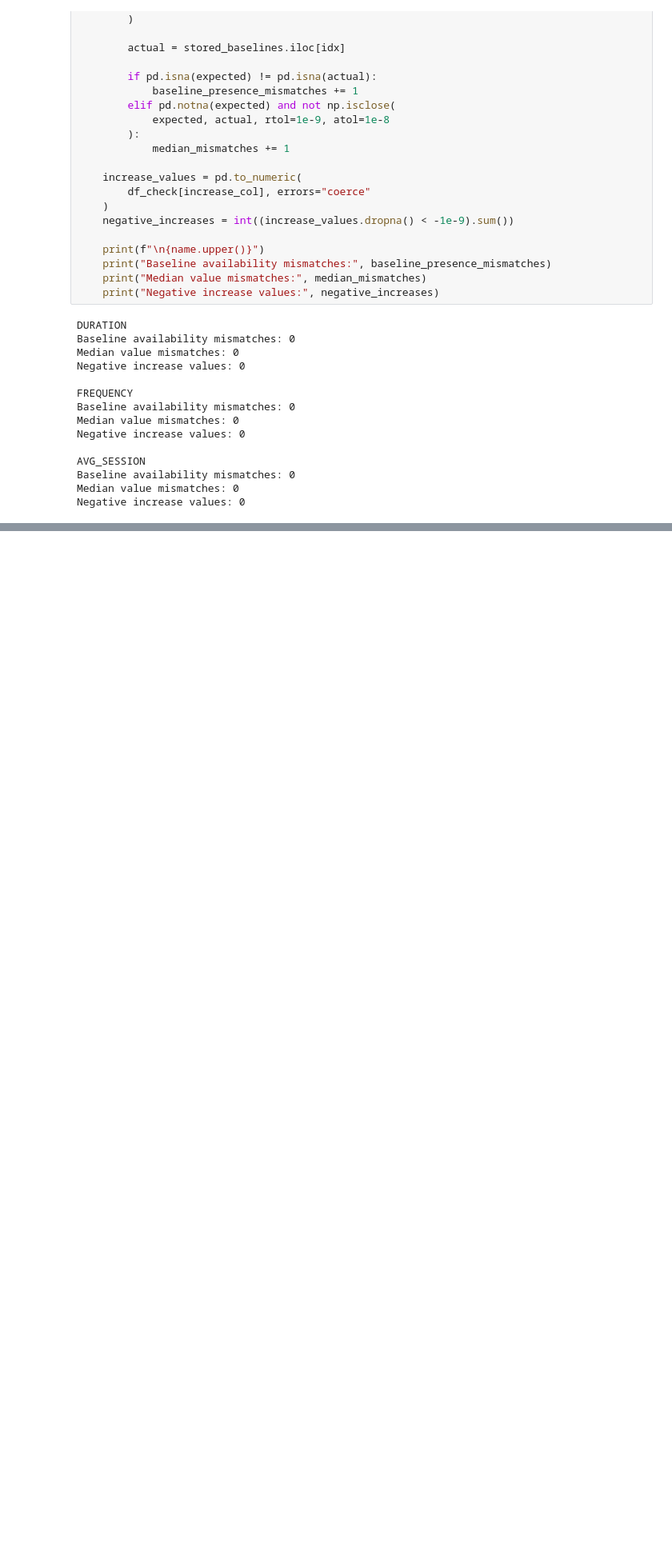
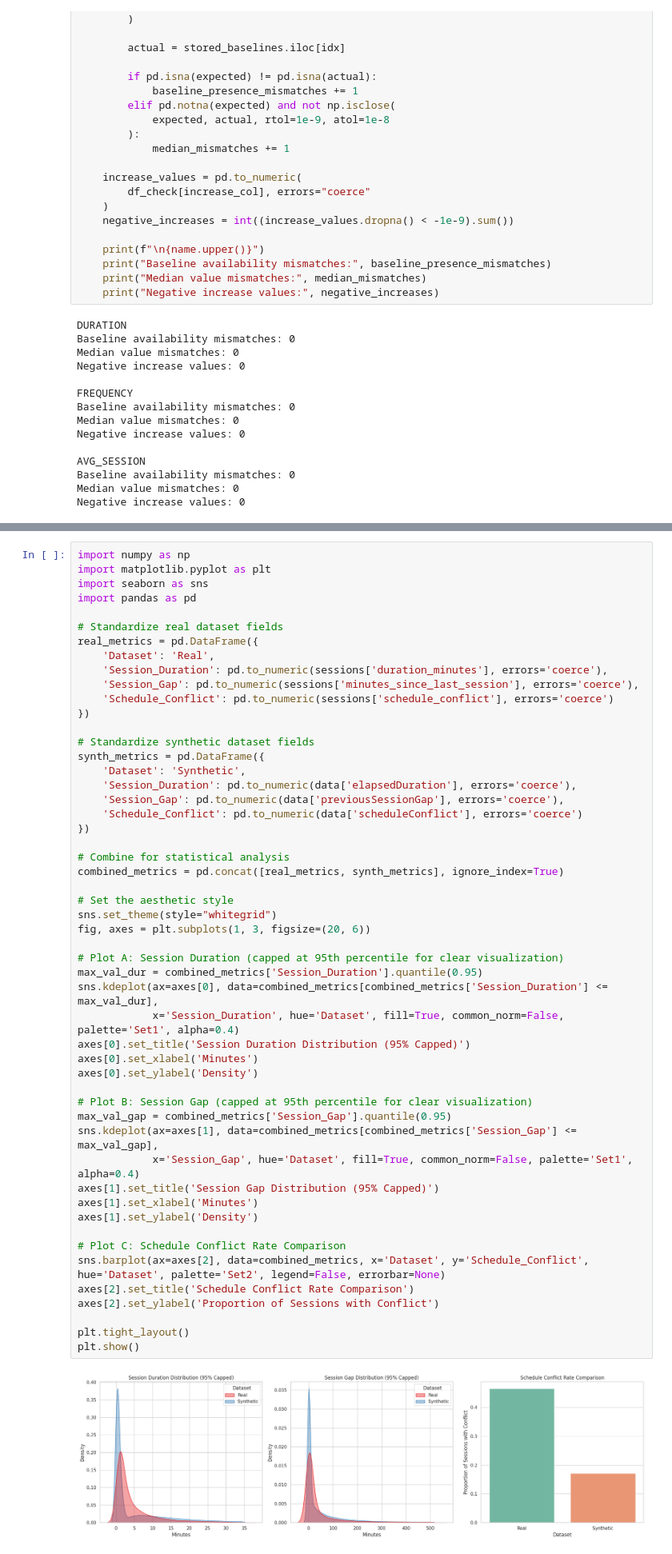
Before and after one commit to AmyMugeni/Simulens, a Jupyter notebook: Cognilens_ML_Pipeline.ipynb, the cells around one changed output, grey strips where cells are left out. Shown at 80% size. Drawn from its saved outputs; the diff is of its cells as text; blank space fills up the shorter version.

```diff
--- a/Cognilens_ML_Pipeline.ipynb
+++ b/Cognilens_ML_Pipeline.ipynb
@@ -1984,0 +2330,54 @@ WINDOW EXCLUSION DIAGNOSTICS
+# %%
+import numpy as np
+import matplotlib.pyplot as plt
+import seaborn as sns
+import pandas as pd
+
+# Standardize real dataset fields
+real_metrics = pd.DataFrame({
+    'Dataset': 'Real',
+    'Session_Duration': pd.to_numeric(sessions['duration_minutes'], errors='coerce'),
+    'Session_Gap': pd.to_numeric(sessions['minutes_since_last_session'], errors='coerce'),
+    'Schedule_Conflict': pd.to_numeric(sessions['schedule_conflict'], errors='coerce')
+})
+
+# Standardize synthetic dataset fields
+synth_metrics = pd.DataFrame({
+    'Dataset': 'Synthetic',
+    'Session_Duration': pd.to_numeric(data['elapsedDuration'], errors='coerce'),
+    'Session_Gap': pd.to_numeric(data['previousSessionGap'], errors='coerce'),
+    'Schedule_Conflict': pd.to_numeric(data['scheduleConflict'], errors='coerce')
+})
+
+# Combine for statistical analysis
+combined_metrics = pd.concat([real_metrics, synth_metrics], ignore_index=True)
+
+# Set the aesthetic style
+sns.set_theme(style="whitegrid")
+fig, axes = plt.subplots(1, 3, figsize=(20, 6))
+
+# Plot A: Session Duration (capped at 95th percentile for clear visualization)
+max_val_dur = combined_metrics['Session_Duration'].quantile(0.95)
+sns.kdeplot(ax=axes[0], data=combined_metrics[combined_metrics['Session_Duration'] <= max_val_dur],
+            x='Session_Duration', hue='Dataset', fill=True, common_norm=False, palette='Set1', alpha=0.4)
+axes[0].set_title('Session Duration Distribution (95% Capped)')
+axes[0].set_xlabel('Minutes')
+axes[0].set_ylabel('Density')
+
+# Plot B: Session Gap (capped at 95th percentile for clear visualization)
+max_val_gap = combined_metrics['Session_Gap'].quantile(0.95)
+sns.kdeplot(ax=axes[1], data=combined_metrics[combined_metrics['Session_Gap'] <= max_val_gap],
+            x='Session_Gap', hue='Dataset', fill=True, common_norm=False, palette='Set1', alpha=0.4)
+axes[1].set_title('Session Gap Distribution (95% Capped)')
+axes[1].set_xlabel('Minutes')
+axes[1].set_ylabel('Density')
+
+# Plot C: Schedule Conflict Rate Comparison
+sns.barplot(ax=axes[2], data=combined_metrics, x='Dataset', y='Schedule_Conflict', hue='Dataset', palette='Set2', legend=False, errorbar=None)
+axes[2].set_title('Schedule Conflict Rate Comparison')
+axes[2].set_ylabel('Proportion of Sessions with Conflict')
+
+plt.tight_layout()
+plt.show()
+# %% [output]
+[figure, added]
```
Also changed, not shown: parts of 100 cells of this notebook.
